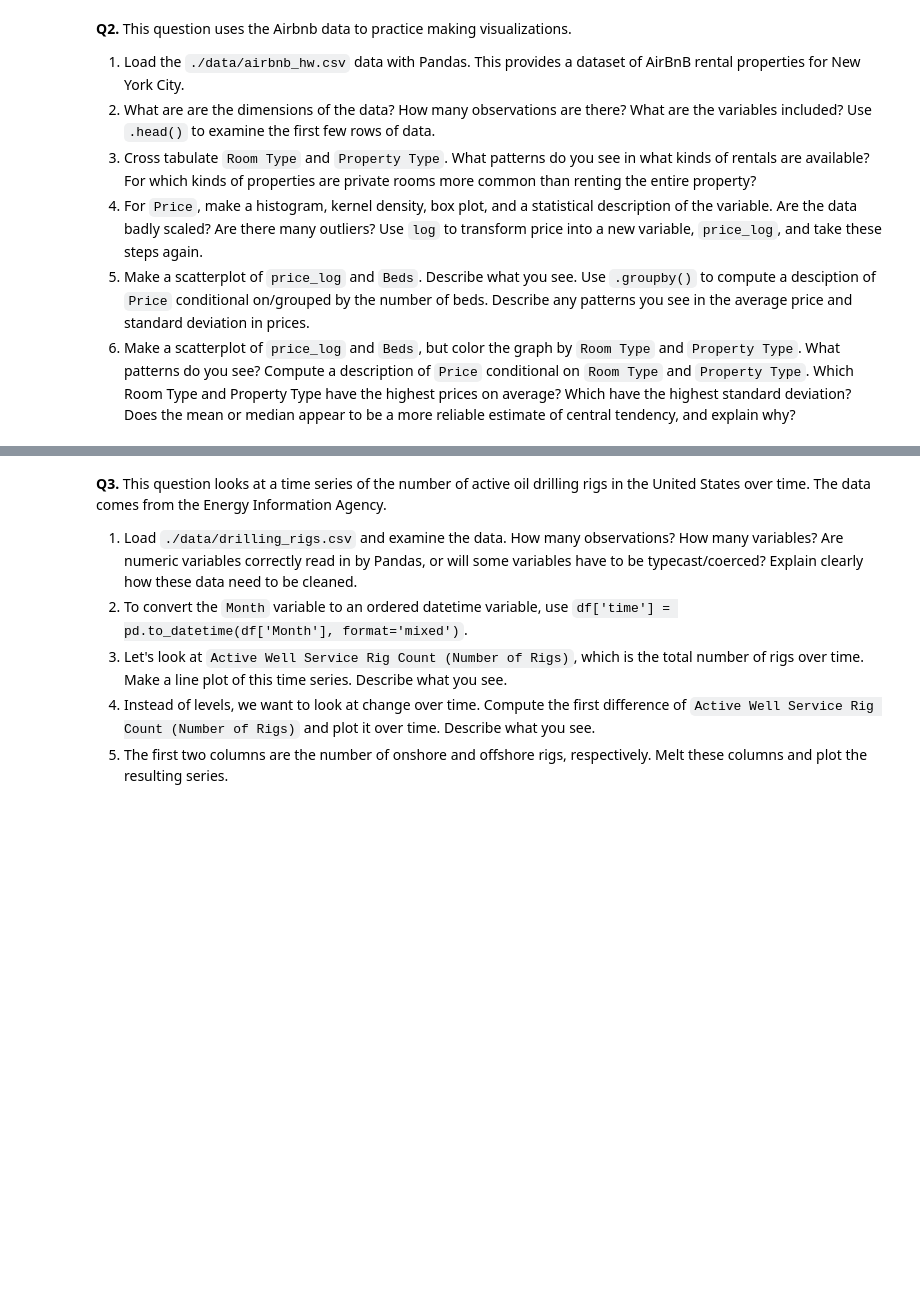
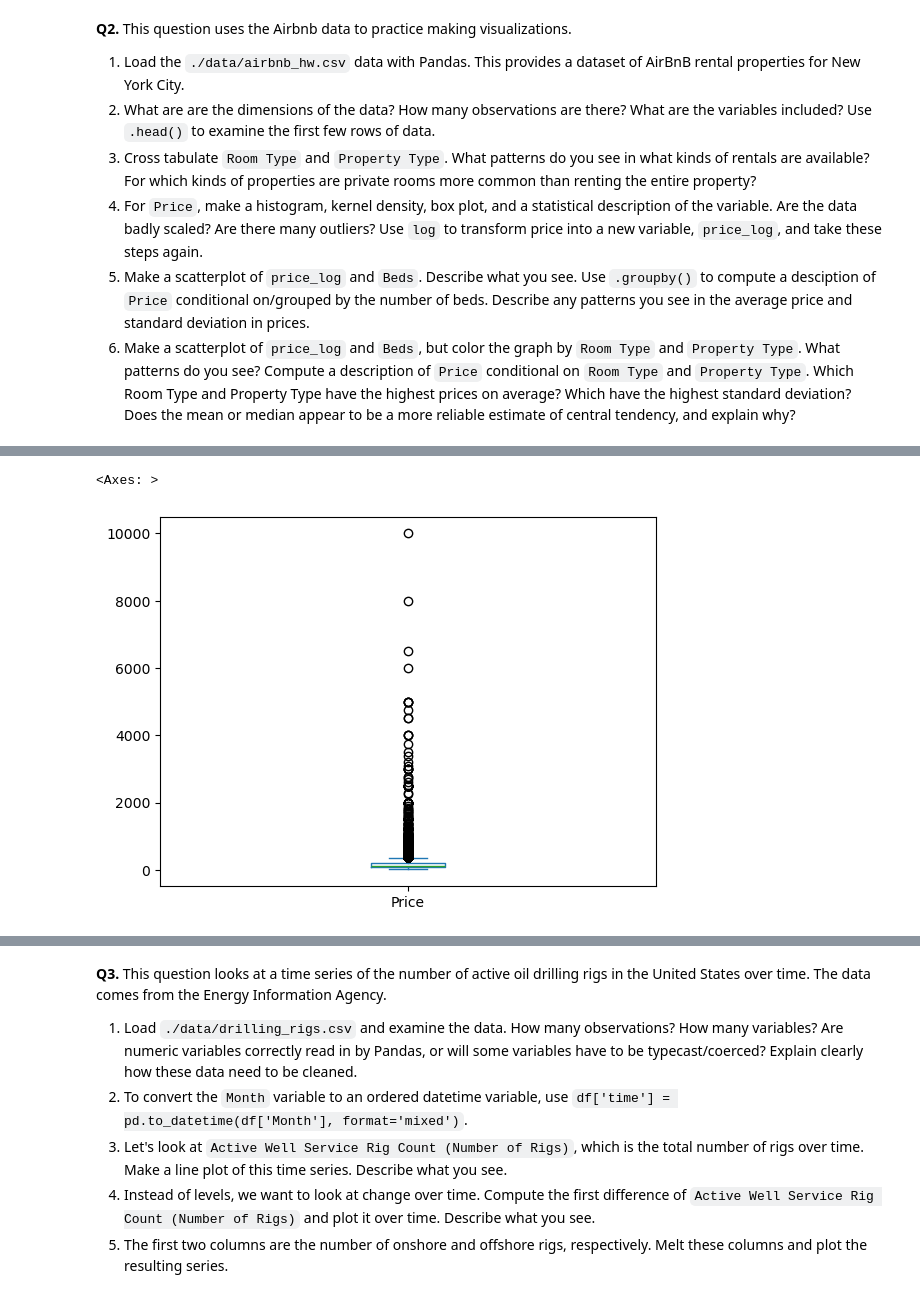
Before and after one commit to splitneutron/eda_assignment, a Jupyter notebook: assignment.ipynb, the cells around one changed output, grey strips where cells are left out. Drawn from its saved outputs; the diff is of its cells as text; code cells hidden in the pictures; blank space fills up the shorter version.

```diff
--- a/assignment.ipynb
+++ b/assignment.ipynb
@@ -35,0 +94,5 @@ It can be very helpful to understand some basic properties of these statistics.
+# %%
+df["Price"].plot.box()
+# %% [output]
+<Axes: >
+[figure, added]
```
Also changed, not shown: parts of 22 cells of this notebook.
